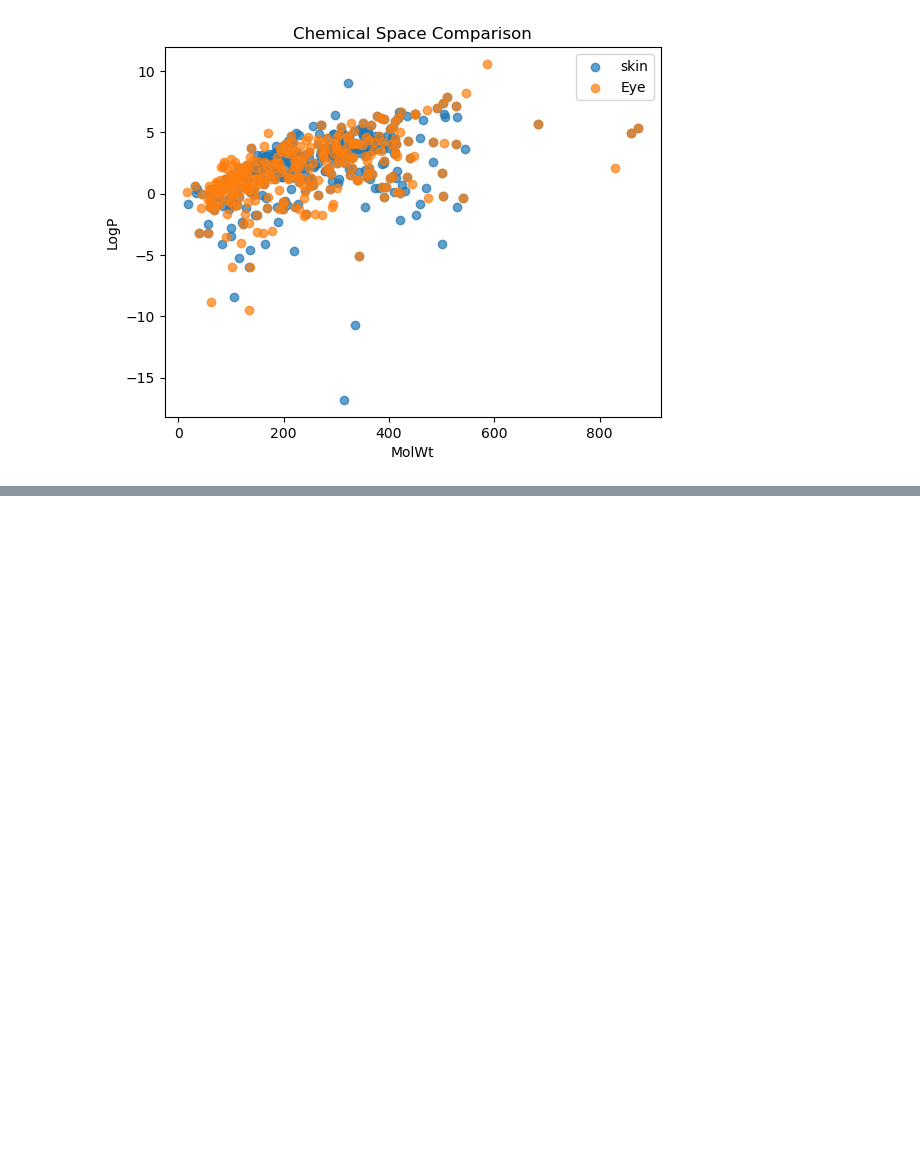
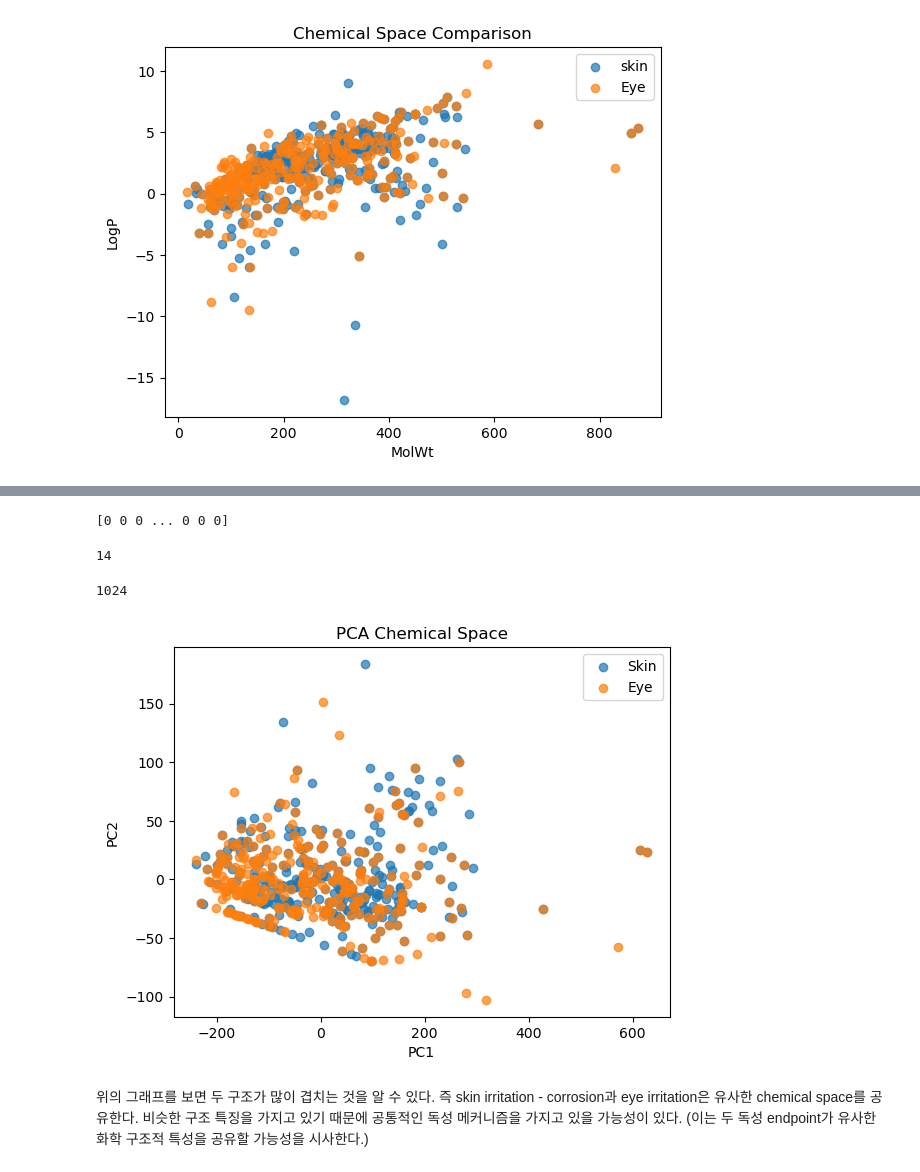
Before and after one commit to Hyeji-Shin-lab/2026-AI-ML, a Jupyter notebook: 기말고사_template1_data_pipeline (1).ipynb, the cells around one changed output, grey strips where cells are left out. Drawn from its saved outputs; the diff is of its cells as text; code cells hidden in the pictures; blank space fills up the shorter version.

```diff
--- a/기말고사_template1_data_pipeline (1).ipynb
+++ b/기말고사_template1_data_pipeline (1).ipynb
@@ -420,0 +420,12 @@ eye_fp = eye_final["SMILES"].apply(mol2fp)
+# %%
+print(skin_fp.iloc[0])
+# %% [output]
+[0 0 0 ... 0 0 0]
+# %%
+print(np.sum(skin_fp.iloc[0]))
+# %% [output]
+14
+# %%
+print(len(skin_fp.iloc[0]))
+# %% [output]
+1024
@@ -420,0 +475,37 @@ eye_fp = eye_final["SMILES"].apply(mol2fp)
+# %%
+# 시각화
+
+import matplotlib.pyplot as plt
+
+skin_plot = combined[combined["Dataset"] == "Skin"]
+eye_plot = combined[combined["Dataset"] == "Eye"]
+
+plt.scatter(
+    skin_plot["PC1"],
+    skin_plot["PC2"],
+    label = "Skin",
+    alpha = 0.7
+)
+
+plt.scatter(
+    eye_plot["PC1"],
+    eye_plot["PC2"],
+    label = "Eye",
+    alpha = 0.7
+)
+
+plt.xlabel("PC1")
+plt.ylabel("PC2")
+
+plt.title("PCA Chemical Space")
+
+plt.legend()
+
+plt.show()
+# %% [output]
+[figure, added]
+# %% [markdown]
+위의 그래프를 보면 두 구조가 많이 겹치는 것을 알 수 있다.
+즉 skin irritation - corrosion과 eye irritation은 유사한 chemical space를 공유한다.
+비슷한 구조 특징을 가지고 있기 때문에 공통적인 독성 메커니즘을 가지고 있을 가능성이 있다.
+(이는 두 독성 endpoint가 유사한 화학 구조적 특성을 공유할 가능성을 시사한다.)
```
Also changed, not shown: parts of 20 cells of this notebook.
